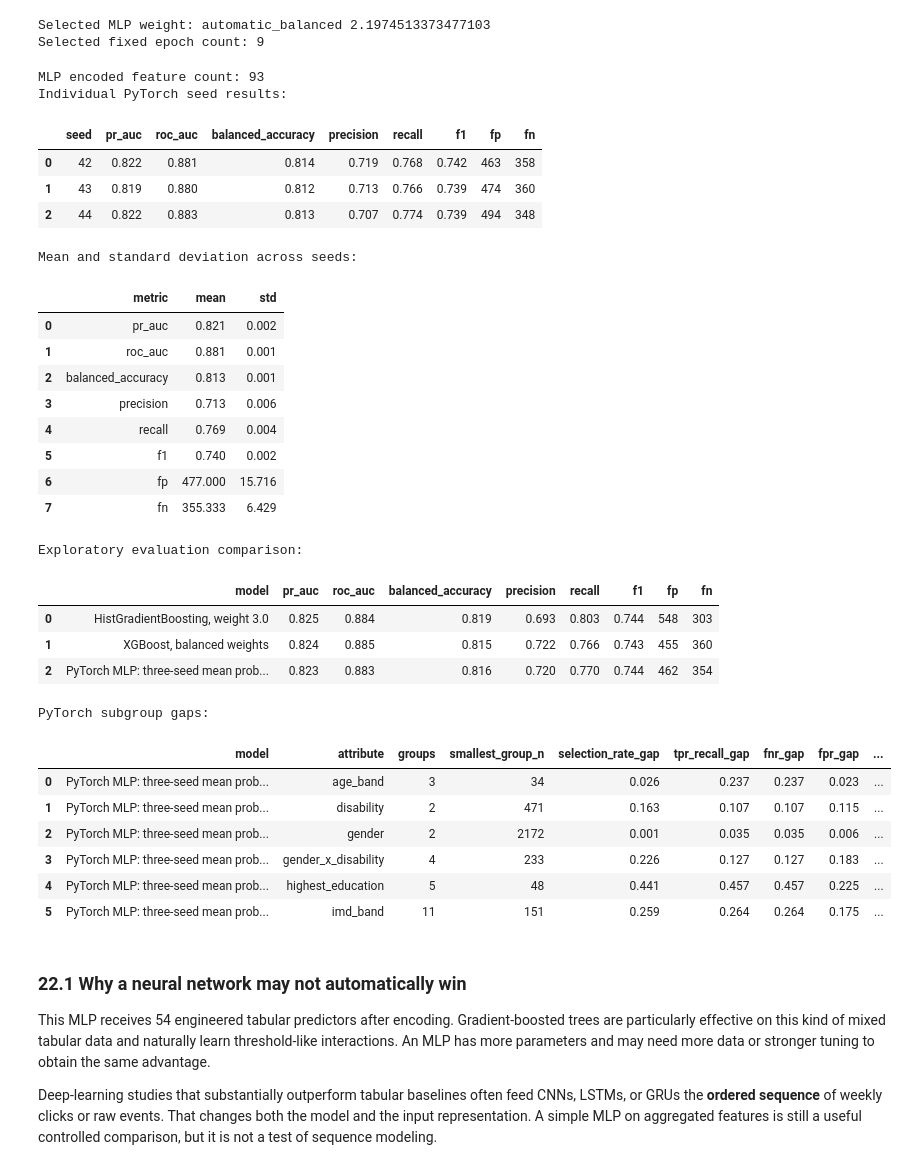
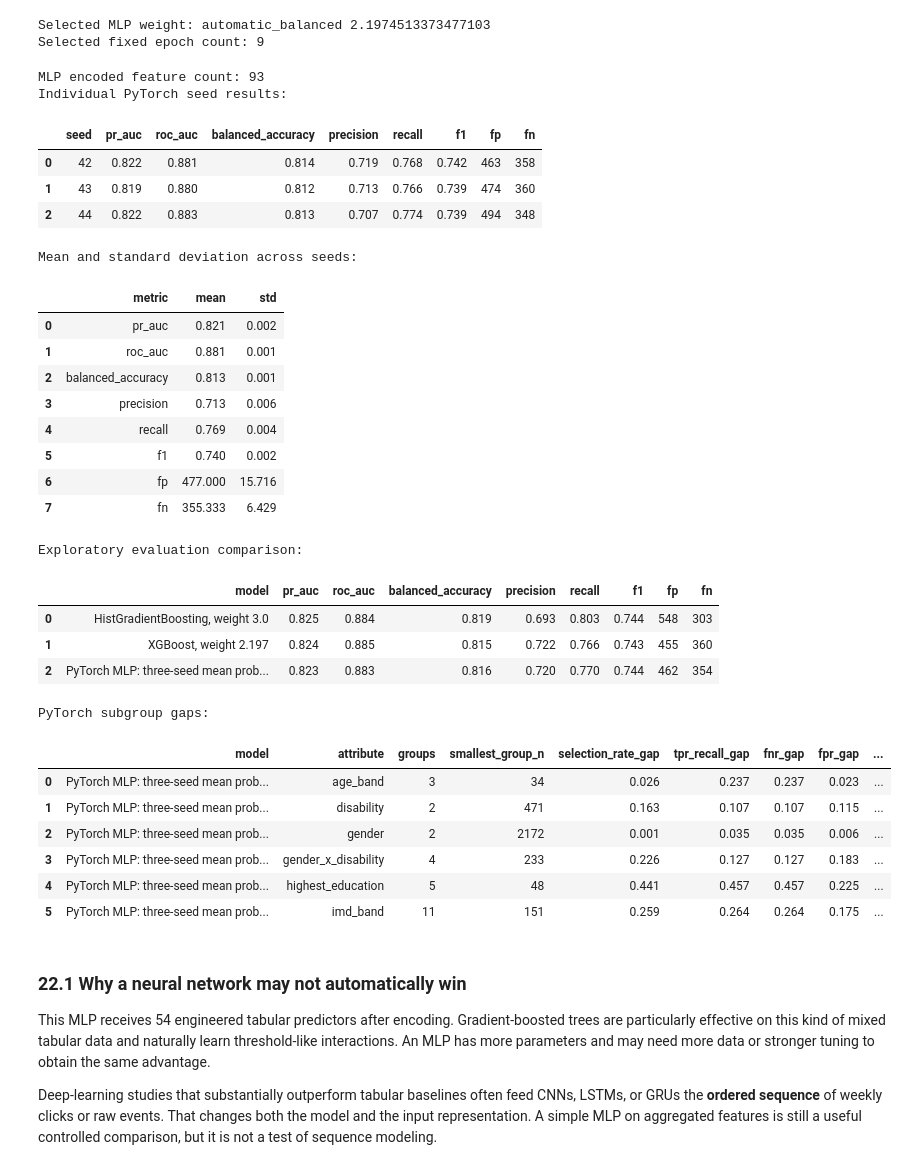
Before and after one commit to adityamd/iiith-capstone-project, a Jupyter notebook: dev_playground_shujath/checkpoint1_EDA_v3.ipynb, the cells around one changed output. Saved outputs shown, nothing was run; the diff lists cells and outputs as text; code cells hidden in the pictures.

Commit message:
Add symmetric XGBoost weight evaluation

```diff
--- a/dev_playground_shujath/checkpoint1_EDA_v3.ipynb
+++ b/dev_playground_shujath/checkpoint1_EDA_v3.ipynb
@@ -3614,7 +3792,7 @@ mlp_ensemble_row = metric_row(
 )
 
 hgb_eval_reference = hgb_weight_three
-xgb_eval_reference = xgb_evaluation
+xgb_eval_reference = selected_xgb_weight_row
 feedback_model_comparison_df = pd.DataFrame([
     {
         "model": "HistGradientBoosting, weight 3.0",
@@ -3628,13 +3806,13 @@ feedback_model_comparison_df = pd.DataFrame([
         "fn": int(hgb_eval_reference["fn"]),
     },
     {
-        "model": "XGBoost, balanced weights",
+        "model": f"XGBoost, weight {selected_xgb_relative_weight:.3f}",
         "pr_auc": xgb_eval_reference["pr_auc"],
         "roc_auc": xgb_eval_reference["roc_auc"],
         "balanced_accuracy": xgb_eval_reference["balanced_accuracy"],
-        "precision": xgb_eval_reference["precision_at_0_5"],
-        "recall": xgb_eval_reference["recall_at_0_5"],
-        "f1": xgb_eval_reference["f1_at_0_5"],
+        "precision": xgb_eval_reference["precision"],
+        "recall": xgb_eval_reference["recall"],
+        "f1": xgb_eval_reference["f1"],
         "fp": int(xgb_eval_reference["fp"]),
         "fn": int(xgb_eval_reference["fn"]),
     },
@@ -3673,34 +3851,34 @@ print("Exploratory evaluation comparison:")
 display(feedback_model_comparison_df.style.format({
     "pr_auc": "{:.3f}", "roc_auc": "{:.3f}",
     "balanced_accuracy": "{:.3f}", "precision": "{:.3f}",
     "recall": "{:.3f}", "f1": "{:.3f}",
 }))
 print("PyTorch subgroup gaps:")
 display(mlp_fairness_gap_df.style.format({
     "selection_rate_gap": "{:.3f}", "tpr_recall_gap": "{:.3f}",
     "fnr_gap": "{:.3f}", "fpr_gap": "{:.3f}", "precision_gap": "{:.3f}",
 }))
 # %% [output]
 MLP encoded feature count: 93
 Individual PyTorch seed results:
 |  | seed | pr_auc | roc_auc | balanced_accuracy | precision | recall | f1 | fp | fn |
 | 0 | 42 | 0.822 | 0.881 | 0.814 | 0.719 | 0.768 | 0.742 | 463 | 358 |
 | 1 | 43 | 0.819 | 0.880 | 0.812 | 0.713 | 0.766 | 0.739 | 474 | 360 |
 | 2 | 44 | 0.822 | 0.883 | 0.813 | 0.707 | 0.774 | 0.739 | 494 | 348 |
 Mean and standard deviation across seeds:
 |  | metric | mean | std |
 | 0 | pr_auc | 0.821 | 0.002 |
 | 1 | roc_auc | 0.881 | 0.001 |
 | 2 | balanced_accuracy | 0.813 | 0.001 |
 | 3 | precision | 0.713 | 0.006 |
 | 4 | recall | 0.769 | 0.004 |
 | 5 | f1 | 0.740 | 0.002 |
 | 6 | fp | 477.000 | 15.716 |
 | 7 | fn | 355.333 | 6.429 |
 Exploratory evaluation comparison:
 |  | model | pr_auc | roc_auc | balanced_accuracy | precision | recall | f1 | fp | fn |
 | 0 | HistGradientBoosting, weight 3.0 | 0.825 | 0.884 | 0.819 | 0.693 | 0.803 | 0.744 | 548 | 303 |
-| 1 | XGBoost, balanced weights | 0.824 | 0.885 | 0.815 | 0.722 | 0.766 | 0.743 | 455 | 360 |
+| 1 | XGBoost, weight 2.197 | 0.824 | 0.885 | 0.815 | 0.722 | 0.766 | 0.743 | 455 | 360 |
 | 2 | PyTorch MLP: three-seed mean prob... | 0.823 | 0.883 | 0.816 | 0.720 | 0.770 | 0.744 | 462 | 354 |
 PyTorch subgroup gaps:
 |  | model | attribute | groups | smallest_group_n | selection_rate_gap | tpr_recall_gap | fnr_gap | fpr_gap | ... |
```
Also changed, not shown: parts of 7 cells of this notebook.
